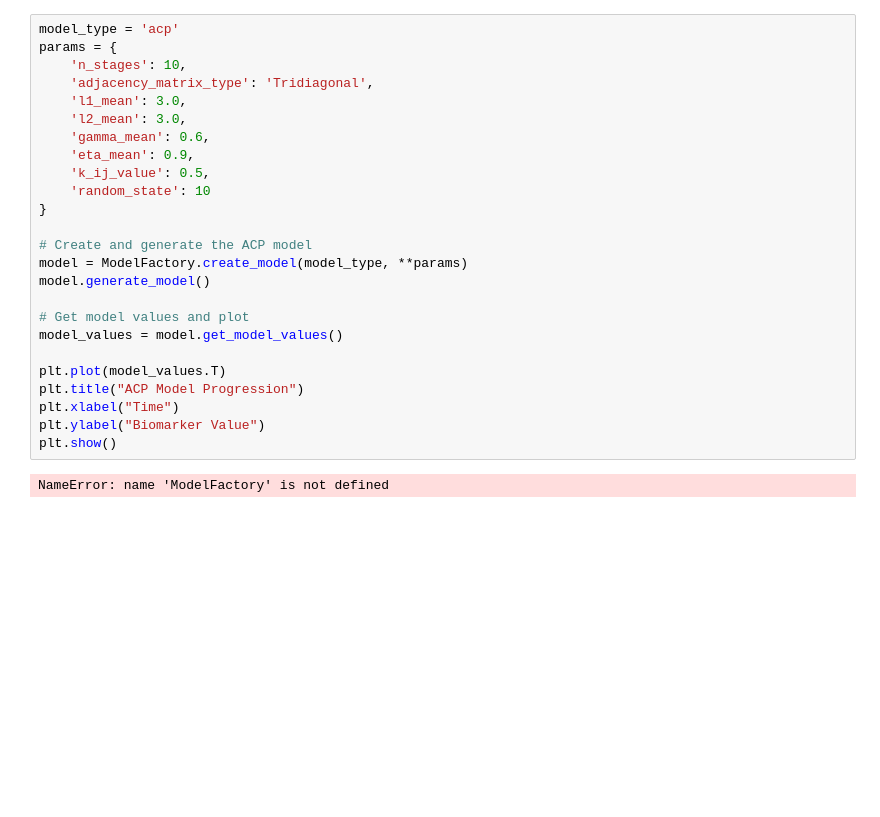
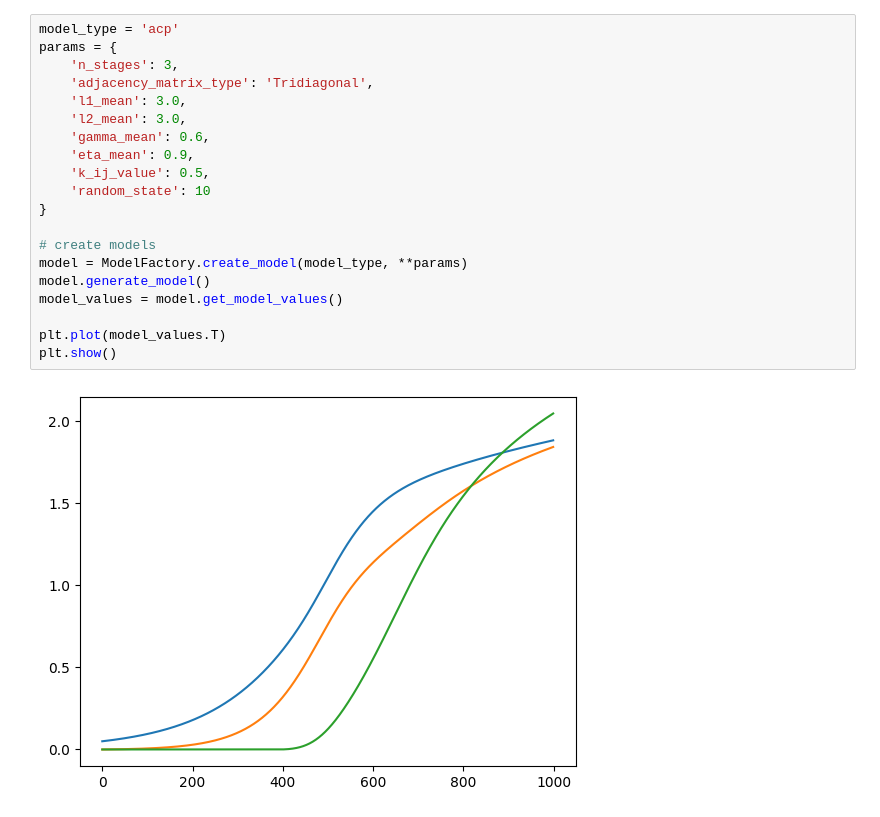
Before and after one commit to LAMCIG/Progression_models_simulations, a Jupyter notebook: notebooks/11-factory-pattern-test.ipynb, the cells around one changed output. Drawn from its saved outputs; the diff is of its cells as text; blank space fills up the shorter version.

```diff
--- a/notebooks/11-factory-pattern-test.ipynb
+++ b/notebooks/11-factory-pattern-test.ipynb
@@ -44,27 +43,22 @@ NameError: name 'ModelFactory' is not defined
 # %%
 model_type = 'acp'
 params = {
-    'n_stages': 10,
+    'n_stages': 3,
     'adjacency_matrix_type': 'Tridiagonal',
     'l1_mean': 3.0,
     'l2_mean': 3.0,
     'gamma_mean': 0.6,
     'eta_mean': 0.9,
     'k_ij_value': 0.5,
     'random_state': 10
 }
 
-# Create and generate the ACP model
+# create models
 model = ModelFactory.create_model(model_type, **params)
 model.generate_model()
-
-# Get model values and plot
 model_values = model.get_model_values()
 
 plt.plot(model_values.T)
-plt.title("ACP Model Progression")
-plt.xlabel("Time")
-plt.ylabel("Biomarker Value")
 plt.show()
 # %% [output]
-NameError: name 'ModelFactory' is not defined
+[figure, added]
```
Also changed, not shown: parts of 2 cells of this notebook, 4 other files.
